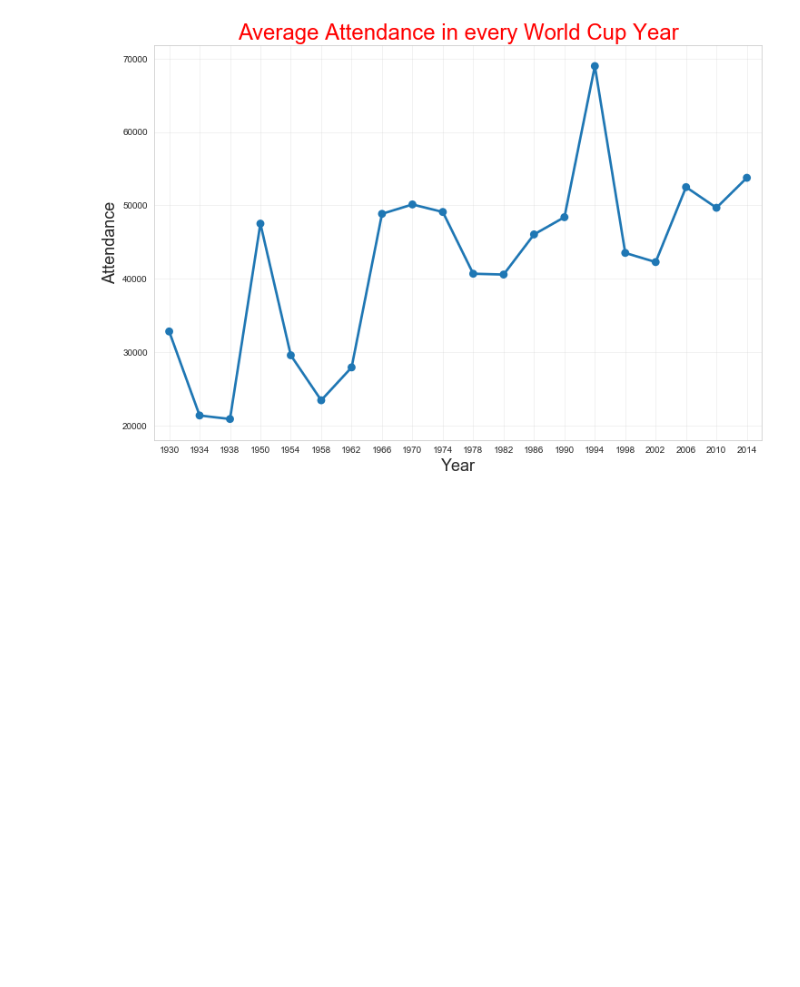
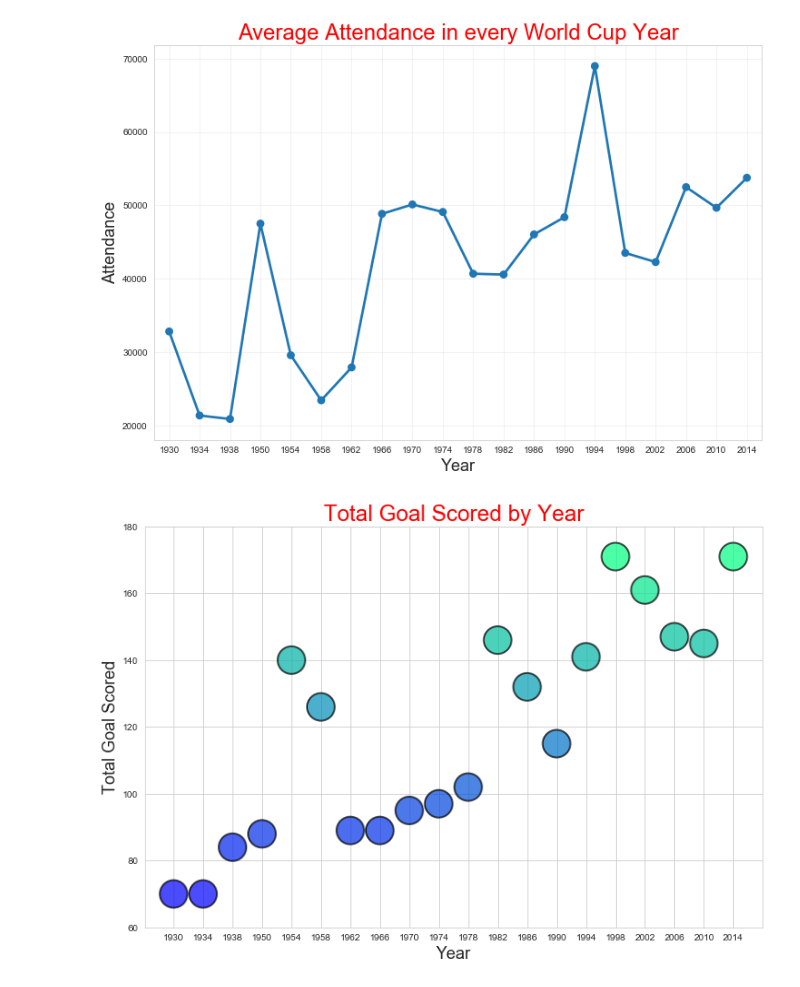
Before and after one commit to saurabh906/Fifa-Project, a Jupyter notebook: Fifa Project Notebook.ipynb, the cells around one changed output. Drawn from its saved outputs; the diff is of its cells as text; code cells hidden in the pictures; blank space fills up the shorter version.

Commit message:
Total Goal Scored by Year

```diff
--- a/Fifa Project Notebook.ipynb
+++ b/Fifa Project Notebook.ipynb
@@ -52,3 +52,18 @@ plt.title("Average Attendance in every World Cup Year", fontsize = 24, color='r'
 # %% [output]
 Text(0.5, 1.0, 'Average Attendance in every World Cup Year')
 [figure]
+# %%
+plt.figure(figsize=(12,8))
+worldCup["Year1"]=worldCup["Year"].astype(str)
+
+c=worldCup["GoalsScored"]
+cmap = plt.cm.get_cmap("winter")
+ax = plt.scatter("Year1", "GoalsScored",data=worldCup,c=c,cmap=cmap,s=900,alpha=.7,linewidth=2,edgecolor="k")
+plt.xticks(worldCup["Year1"].unique())
+plt.yticks(np.arange(60,200,20))
+plt.xlabel("Year", fontsize=18)
+plt.ylabel("Total Goal Scored",fontsize=18)
+plt.title("Total Goal Scored by Year",fontsize=24,color='r')
+plt.show()
+# %% [output]
+[figure, added]
```
